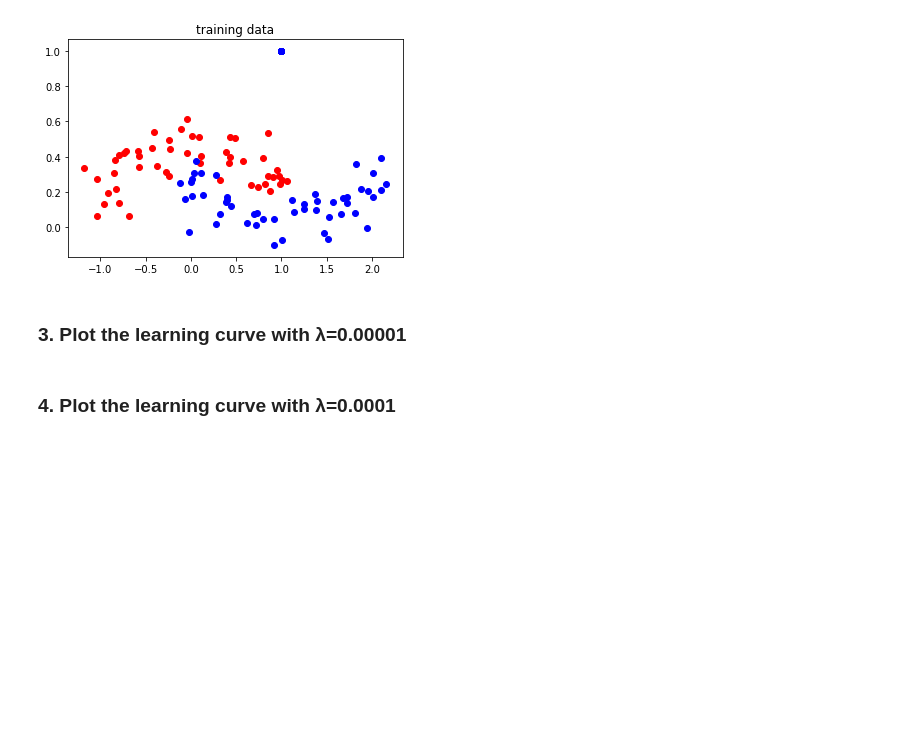
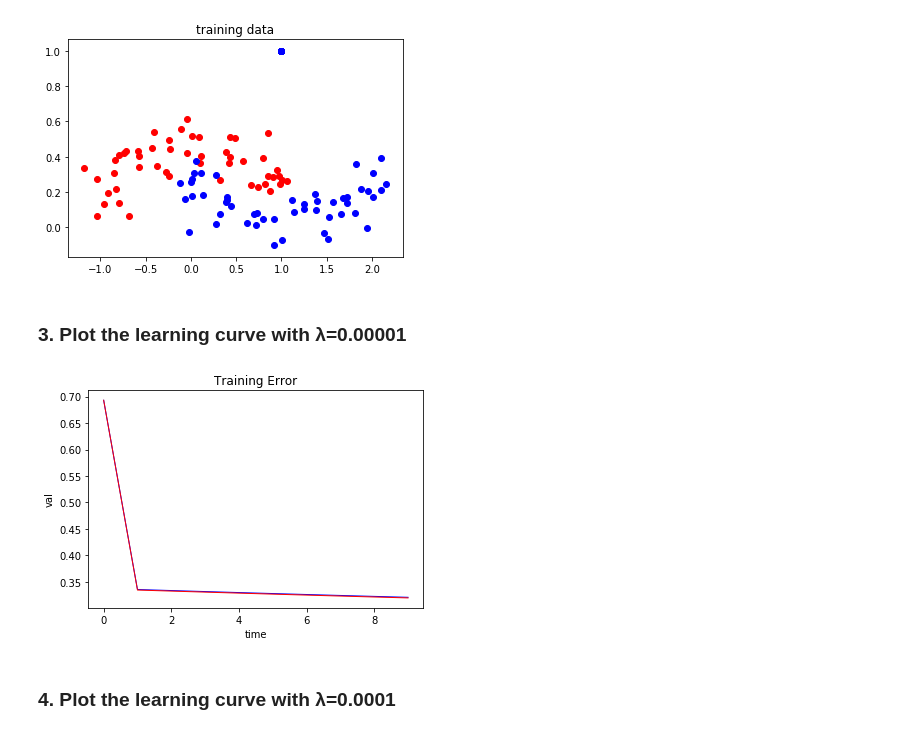
Before and after one commit to minjoong507/Machine-learning-project, a Jupyter notebook: 6week/notebook/assignment-06.ipynb, the cells around one changed output. Drawn from its saved outputs; the diff is of its cells as text; code cells hidden in the pictures; blank space fills up the shorter version.

```diff
--- a/6week/notebook/assignment-06.ipynb
+++ b/6week/notebook/assignment-06.ipynb
@@ -66,4 +66,5 @@ test_dataX_0 = test_data_0['x']
 test_dataY_0 = test_data_0['y']
 # %%
 label = data['label']
+test_label = test_data['label']
 # %%
@@ -124,25 +155,32 @@ result = []
 # %%
 for idx, lamda in enumerate(lamda_list):
-    Loss = []
-    accuracy = []
-    coef = np.zeros(99)
-    coef_list = np.zeros((10,10)).tolist()
-    t0 = 0
+    training_loss = []
+    testing_loss = []
+    train_accuracy = []
+    test_accuracy = []
+    coef = np.zeros(100)
 
     for i in range(ephochs):
-        if i % 10 == 0:
+        if i % 100 == 0:
             print(str(i) + " times running..")
-        h = np.array(logistic(new_data.dot(coef) + t0))
-        Logistic_cost = - (1/m) * np.sum(label * np.log(h) + (1-label) * np.log(1-h)) + lamda * (t0 ** 2 + np.sum(coef ** 2))
+        h = np.array(logistic(train_new_data.dot(coef)))
+        test_h = np.array(logistic(test_new_data.dot(coef)))
 
-        Loss.append(Logistic_cost)
-        accuracy.append(check_accuracy(h))
+        train_loss = - (1/m) * np.sum(label * np.log(h) + (1 - label) * np.log(1 - h)) + lamda * (t0 ** 2 + np.sum(coef ** 2))
+        test_loss = - (1/m) * np.sum(test_label * np.log(test_h) + (1 - test_label) * np.log(1 - test_h)) + lamda * (t0 ** 2 + np.sum(coef ** 2))
 
-        t0 = t0 - learning_rate * np.sum((h - label) / m)
-        for i in range(1, len(coef)):
-            coef[i] = coef[i] - learning_rate * (np.sum((h - label) * new_data_array[:,i] / m) + lamda * coef[i])
+        training_loss.append(train_loss)
+        testing_loss.append(test_loss)
+        train_accuracy.append(check_accuracy(h))
+        test_accuracy.append(check_accuracy(test_h))
+        for i in range(len(coef)):
+            coef[i] = coef[i] - learning_rate * (np.sum((h - label) * train_new_data_array[:,i] / m) + lamda * coef[i])
 
-    Loss_list.append(Loss)
-    accuracy_list.append(accuracy)
+    ## 결과 저장
+    coef_list.append(coef)
+    testing_loss_list.append(testing_loss)
+    training_loss_list.append(training_loss)
+    train_accuracy_list.append(train_accuracy[-1])
+    test_accuracy_list.append(test_accuracy[-1])
 # %% [output]
 0 times running..
@@ -185,5 +210,14 @@ plt.show()
 [figure]
 # %% [markdown]
 ### 3. Plot the learning curve with λ=0.00001
+# %%
+plt.plot([i for i in range(len(training_loss_list[0]))], training_loss_list[0], c = 'b', linewidth=1)
+plt.plot([i for i in range(len(testing_loss_list[0]))], testing_loss_list[0], c = 'r', linewidth=1)
+plt.title('Training Error')
+plt.xlabel('time')
+plt.ylabel('val')
+plt.show()
+# %% [output]
+[figure, added]
 # %% [markdown]
 ### 4. Plot the learning curve with λ=0.0001
```
Also changed, not shown: parts of 30 cells of this notebook.
